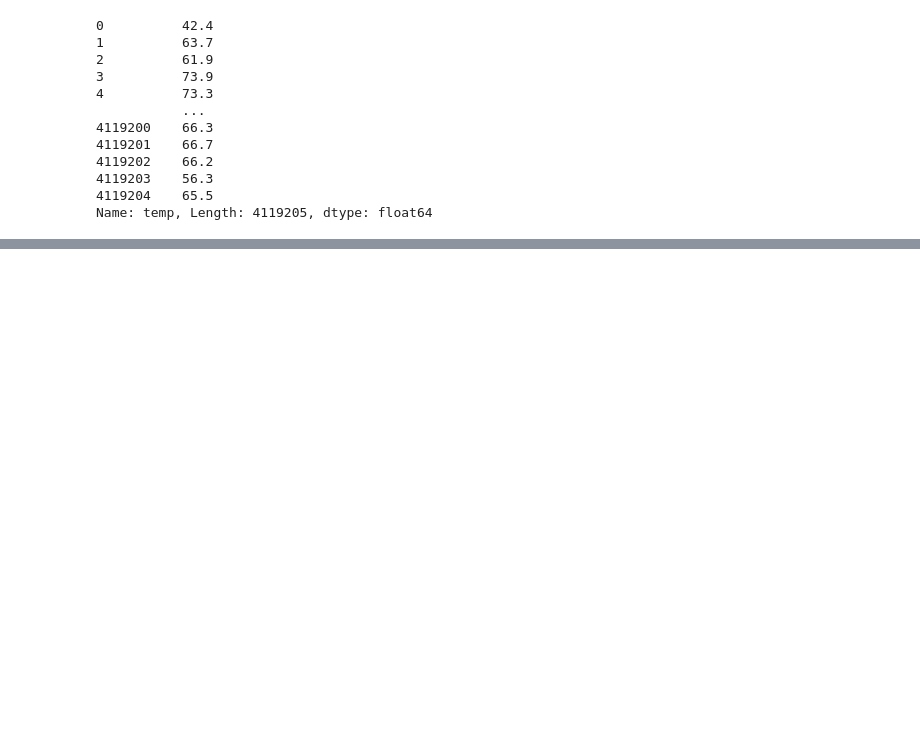
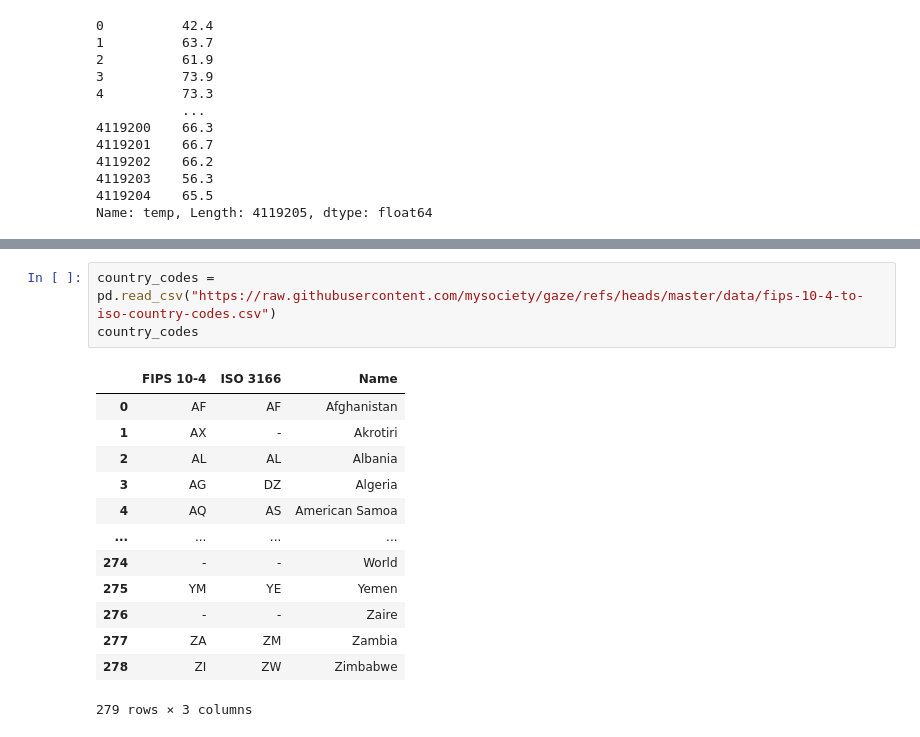
Before and after one commit to igoro00/pdzd, a Jupyter notebook: main.ipynb, the cells around one changed output, grey strips where cells are left out. Drawn from its saved outputs; the diff is of its cells as text; blank space fills up the shorter version.

```diff
--- a/main.ipynb
+++ b/main.ipynb
@@ -110,0 +211,17 @@ Name: temp, Length: 4119205, dtype: float64
+# %%
+country_codes = pd.read_csv("https://raw.githubusercontent.com/mysociety/gaze/refs/heads/master/data/fips-10-4-to-iso-country-codes.csv")
+country_codes
+# %% [output]
+|  | FIPS 10-4 | ISO 3166 | Name |
+| 0 | AF | AF | Afghanistan |
+| 1 | AX | - | Akrotiri |
+| 2 | AL | AL | Albania |
+| 3 | AG | DZ | Algeria |
+| 4 | AQ | AS | American Samoa |
+| ... | ... | ... | ... |
+| 274 | - | - | World |
+| 275 | YM | YE | Yemen |
+| 276 | - | - | Zaire |
+| 277 | ZA | ZM | Zambia |
+| 278 | ZI | ZW | Zimbabwe |
+279 rows × 3 columns
```
Also changed, not shown: parts of 17 cells of this notebook, 1 other file.
